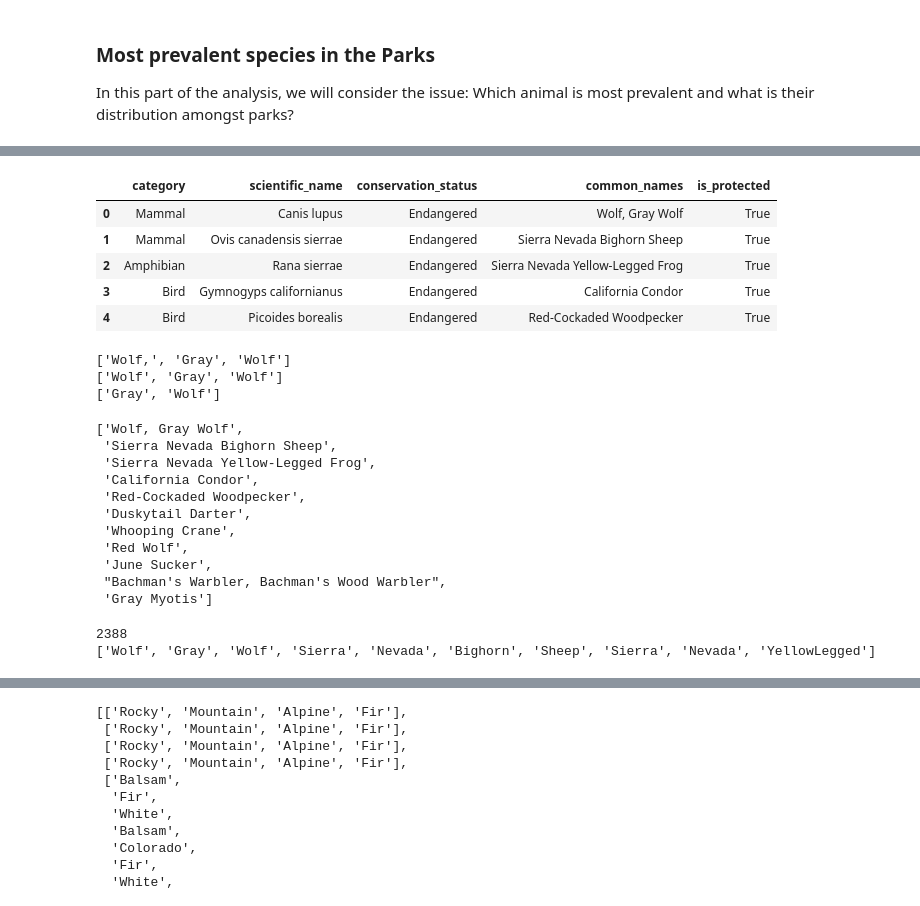
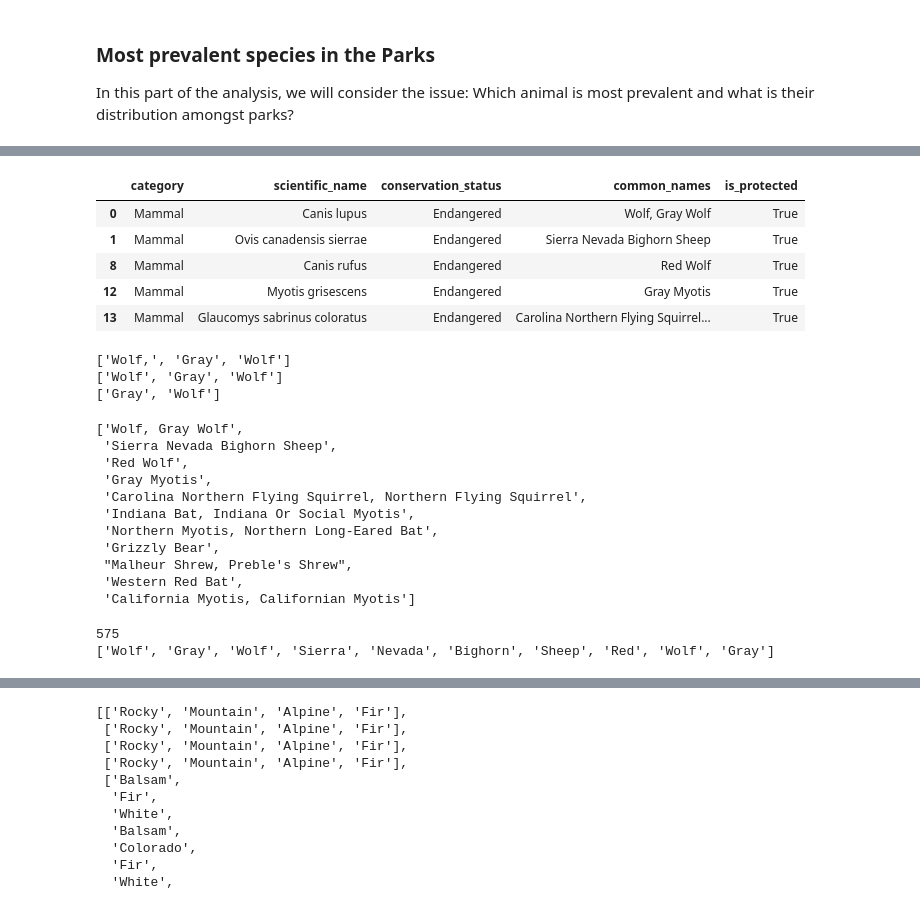
Before and after one commit to 7086600/biodiversity_project, a Jupyter notebook: biodiversity.ipynb, the cells around one changed output, grey strips where cells are left out. Drawn from its saved outputs; the diff is of its cells as text; code cells hidden in the pictures.

```diff
--- a/biodiversity.ipynb
+++ b/biodiversity.ipynb
@@ -765,16 +765,16 @@ df.head(10)
 | 9 | Abies fraseri | Great Smoky Mountains National Park | 81 | Vascular Plant | Species of Concern | Fraser Fir | True |
 # %%
 common_name = "Wolf, Gray Wolf"
-filt_animals = (species_clean['category'] != 'Vascular Plant') & (species_clean['category'] != 'Nonvascular Plant')
+filt_animals = (species_clean['category'] == 'Mammal')
 animals = species_clean.loc[filt_animals, :]
 animals.head()
 # %% [output]
 |  | category | scientific_name | conservation_status | common_names | is_protected |
 | 0 | Mammal | Canis lupus | Endangered | Wolf, Gray Wolf | True |
 | 1 | Mammal | Ovis canadensis sierrae | Endangered | Sierra Nevada Bighorn Sheep | True |
-| 2 | Amphibian | Rana sierrae | Endangered | Sierra Nevada Yellow-Legged Frog | True |
-| 3 | Bird | Gymnogyps californianus | Endangered | California Condor | True |
-| 4 | Bird | Picoides borealis | Endangered | Red-Cockaded Woodpecker | True |
+| 8 | Mammal | Canis rufus | Endangered | Red Wolf | True |
+| 12 | Mammal | Myotis grisescens | Endangered | Gray Myotis | True |
+| 13 | Mammal | Glaucomys sabrinus coloratus | Endangered | Carolina Northern Flying Squirrel... | True |
 # %%
 print(common_name.split())
 print(remove_punctuation(common_name).split())
@@ -789,20 +789,20 @@ animals_com_names_list[:11]
 # %% [output]
 ['Wolf, Gray Wolf',
  'Sierra Nevada Bighorn Sheep',
- 'Sierra Nevada Yellow-Legged Frog',
- 'California Condor',
- 'Red-Cockaded Woodpecker',
- 'Duskytail Darter',
- 'Whooping Crane',
  'Red Wolf',
- 'June Sucker',
- "Bachman's Warbler, Bachman's Wood Warbler",
- 'Gray Myotis']
+ 'Gray Myotis',
+ 'Carolina Northern Flying Squirrel, Northern Flying Squirrel',
+ 'Indiana Bat, Indiana Or Social Myotis',
+ 'Northern Myotis, Northern Long-Eared Bat',
+ 'Grizzly Bear',
+ "Malheur Shrew, Preble's Shrew",
+ 'Western Red Bat',
+ 'California Myotis, Californian Myotis']
 # %%
 words_list = remove_punctuation(", ".join(animals_com_names_list)).split()
 print(len(words_list))
 print(words_list[:10])
 # %% [output]
-2388
-['Wolf', 'Gray', 'Wolf', 'Sierra', 'Nevada', 'Bighorn', 'Sheep', 'Sierra', 'Nevada', 'YellowLegged']
+575
+['Wolf', 'Gray', 'Wolf', 'Sierra', 'Nevada', 'Bighorn', 'Sheep', 'Red', 'Wolf', 'Gray']
 # %%
```
Also changed, not shown: parts of 2 cells of this notebook.
